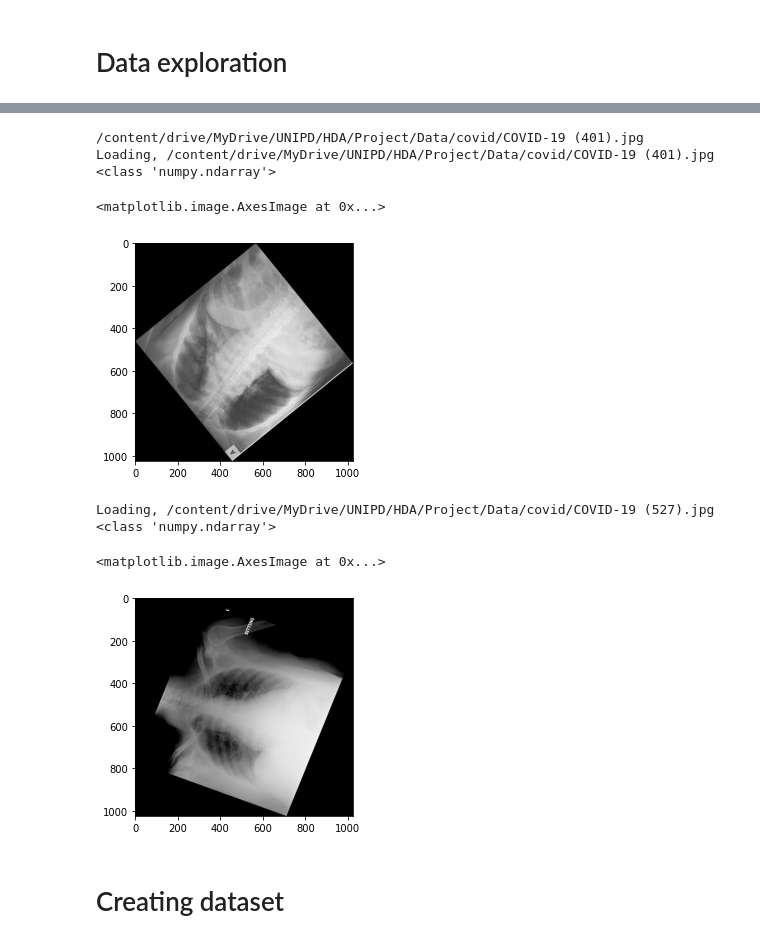
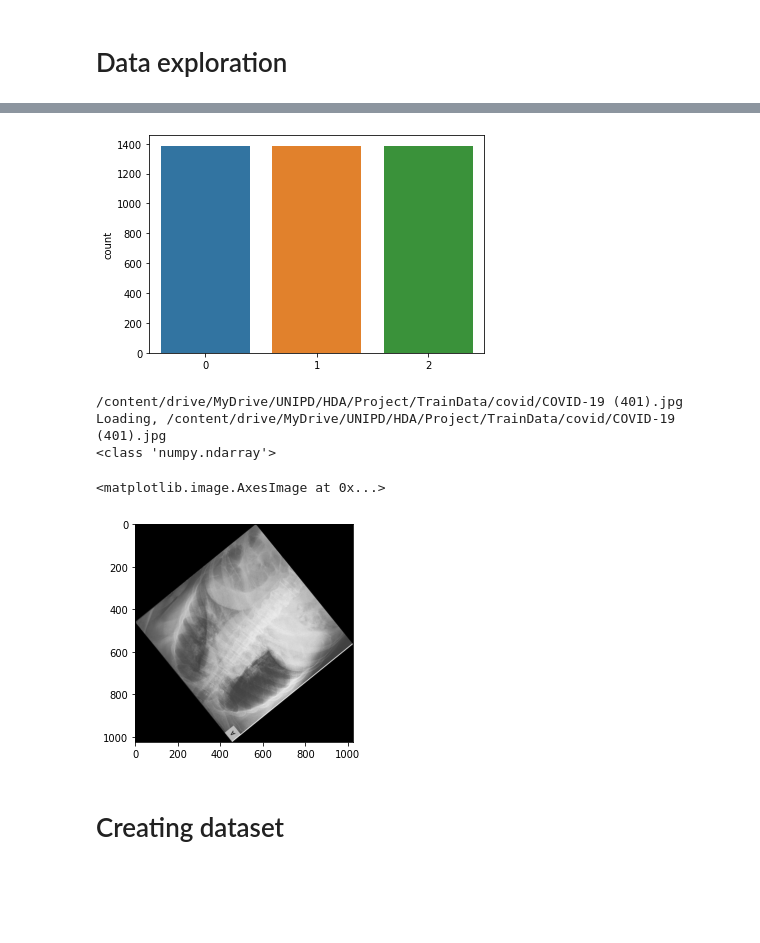
Before and after one commit to PashaIanko/Covid19Classifier, a Jupyter notebook: main.ipynb, the cells around one changed output, grey strips where cells are left out. Saved outputs shown, nothing was run; the diff lists cells and outputs as text; code cells hidden in the pictures; blank space fills up the shorter version.

```diff
--- a/main.ipynb
+++ b/main.ipynb
@@ -60,4 +66,13 @@ def load_filenames(data_path, max_files = None):
         p = p[: min(max_files, len(p))]
     p = [data_path + file_path for file_path in p]
     return p
+
+def get_filenames(
+    covid_path, pneumonia_path, normal_path
+):
+    return (
+        load_filenames(covid_path),
+        load_filenames(pneumonia_path),
+        load_filenames(normal_path)
+    )
 # %%
@@ -110,3 +164,7 @@ _ = sns.countplot(Y_test)
+# %%
+_ = sns.countplot(Y_train_val)
+# %% [output]
+[figure, added]
 # %%
 def load_image(full_path):
     print(f'Loading, {full_path}')
@@ -115,22 +173,14 @@ def load_image(full_path):
     return img
 # %%
 print(X[0])
-im = load_image(X[0])
+im = load_image(X_train_val[0])
 plt.imshow(im.astype('uint8'))
 # %% [output]
-/content/drive/MyDrive/UNIPD/HDA/Project/Data/covid/COVID-19 (401).jpg
-Loading, /content/drive/MyDrive/UNIPD/HDA/Project/Data/covid/COVID-19 (401).jpg
+/content/drive/MyDrive/UNIPD/HDA/Project/TrainData/covid/COVID-19 (401).jpg
+Loading, /content/drive/MyDrive/UNIPD/HDA/Project/TrainData/covid/COVID-19 (401).jpg
 <class 'numpy.ndarray'>
 <matplotlib.image.AxesImage at 0x...>
 [figure]
-# %%
-im = load_image(X_train[0])
-plt.imshow(im.astype('uint8'))
-# %% [output]
-Loading, /content/drive/MyDrive/UNIPD/HDA/Project/Data/covid/COVID-19 (527).jpg
-<class 'numpy.ndarray'>
-<matplotlib.image.AxesImage at 0x...>
-[figure, removed]
 # %% [markdown]
 # Creating dataset
 # %%
```
Also changed, not shown: parts of 29 cells of this notebook.
